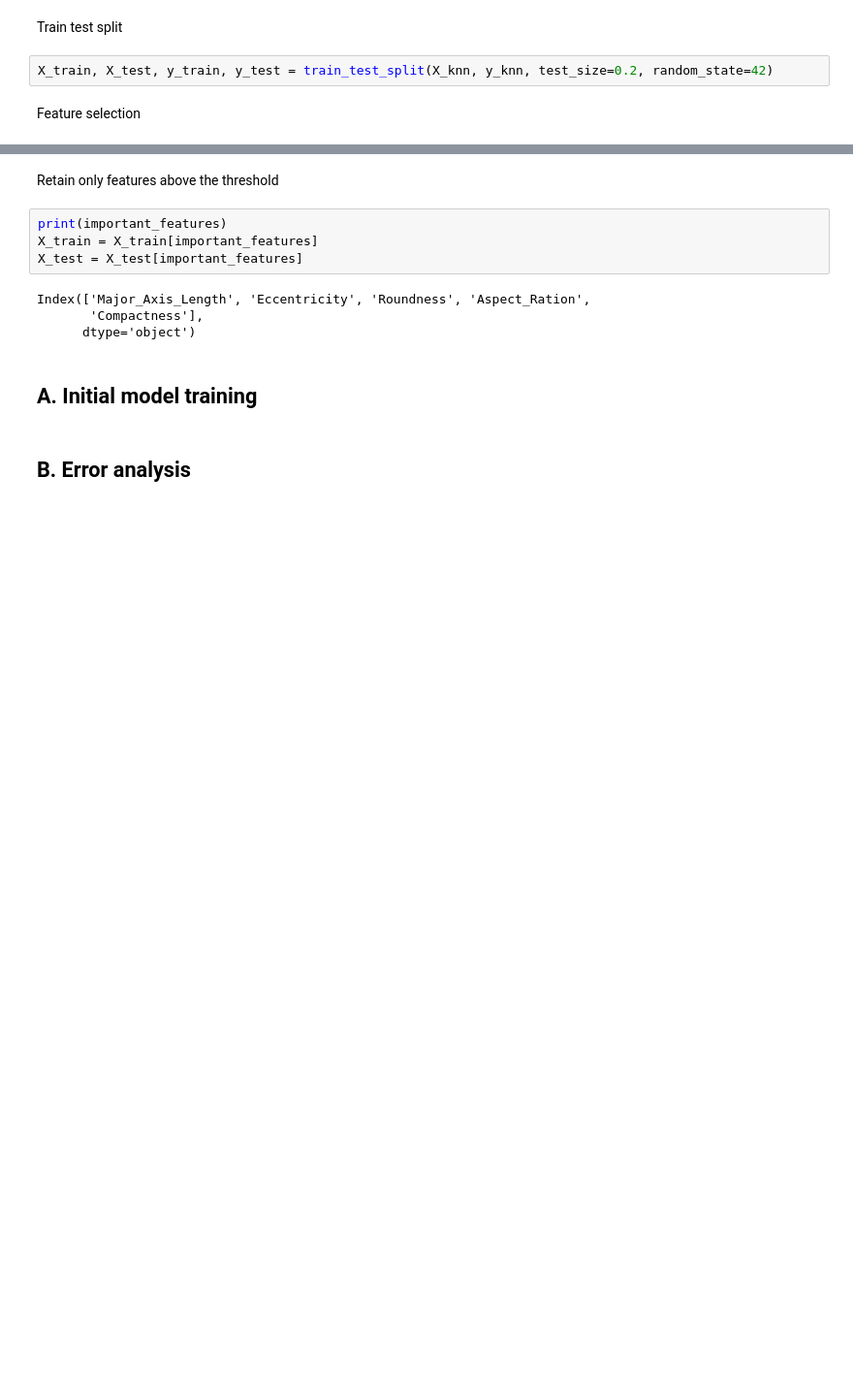
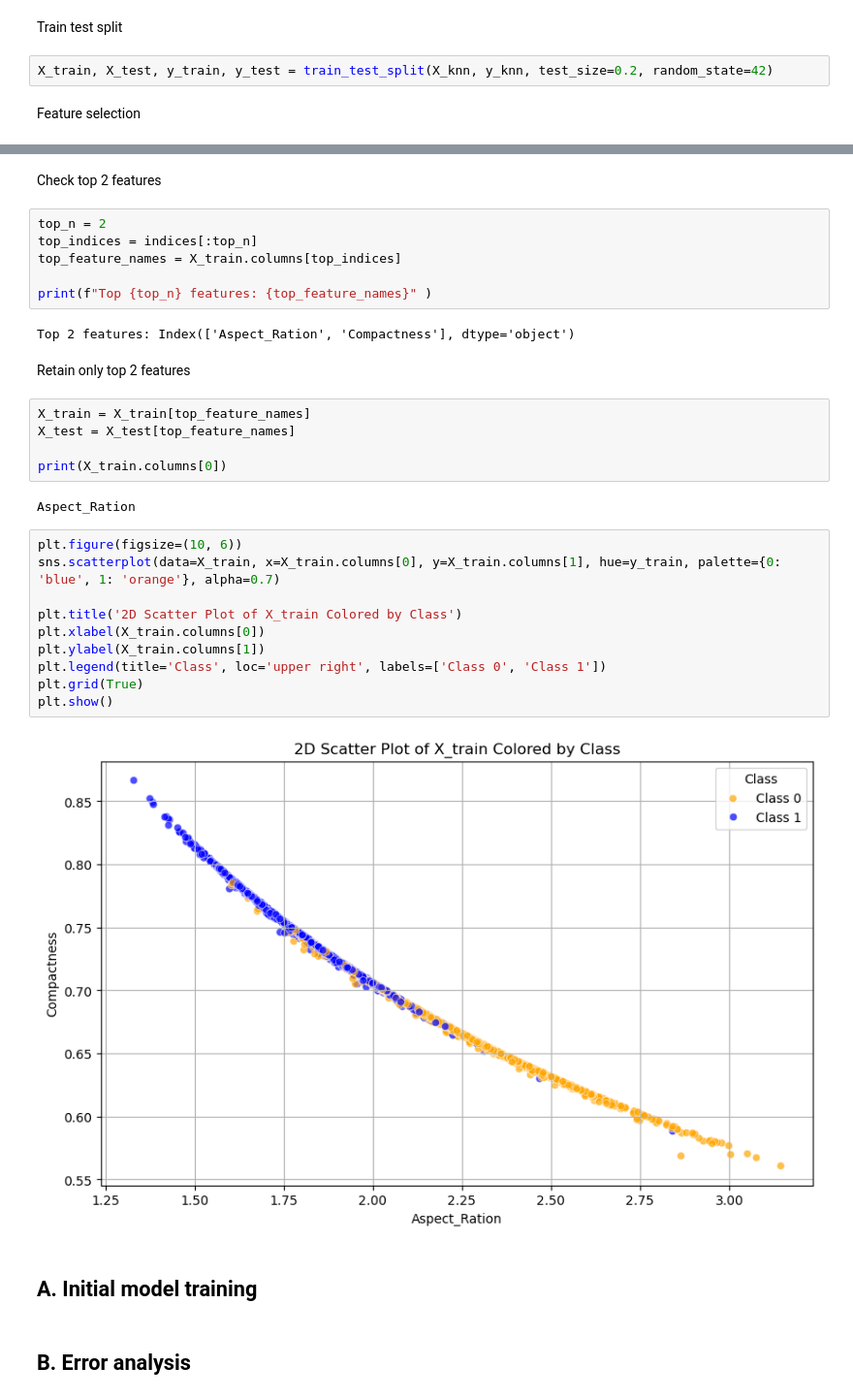
Before and after one commit to grahamogatia/pumpkin-seed-classification, a Jupyter notebook: pumpkin-seeds-ml/STINTSY Project S16 Group 1.ipynb, the cells around one changed output, grey strips where cells are left out. Shown at 97% size. Drawn from its saved outputs; the diff is of its cells as text; blank space fills up the shorter version.

Commit message:
feat: create graph for top 2 features KNN

```diff
--- a/pumpkin-seeds-ml/STINTSY Project S16 Group 1.ipynb
+++ b/pumpkin-seeds-ml/STINTSY Project S16 Group 1.ipynb
@@ -248,16 +461,37 @@ Feature ranking:
 10. Feature: Equiv_Diameter (Importance: 0.0314)
 11. Feature: Area (Importance: 0.0313)
 12. Feature: Convex_Area (Importance: 0.0280)
+# %% [markdown]
+Check top 2 features
+# %%
+top_n = 2
+top_indices = indices[:top_n]
+top_feature_names = X_train.columns[top_indices]
+
+print(f"Top {top_n} features: {top_feature_names}" )
+# %% [output]
+Top 2 features: Index(['Aspect_Ration', 'Compactness'], dtype='object')
 # %% [markdown]
-Retain only features above the threshold
+Retain only top 2 features
-# %%
-print(important_features)
-X_train = X_train[important_features]
-X_test = X_test[important_features]
-# %% [output]
-Index(['Major_Axis_Length', 'Eccentricity', 'Roundness', 'Aspect_Ration',
-       'Compactness'],
-      dtype='object')
+# %%
+X_train = X_train[top_feature_names]
+X_test = X_test[top_feature_names]
+
+print(X_train.columns[0])
+# %% [output]
+Aspect_Ration
+# %%
+plt.figure(figsize=(10, 6))
+sns.scatterplot(data=X_train, x=X_train.columns[0], y=X_train.columns[1], hue=y_train, palette={0: 'blue', 1: 'orange'}, alpha=0.7)
+
+plt.title('2D Scatter Plot of X_train Colored by Class')
+plt.xlabel(X_train.columns[0])
+plt.ylabel(X_train.columns[1])
+plt.legend(title='Class', loc='upper right', labels=['Class 0', 'Class 1'])
+plt.grid(True)
+plt.show()
+# %% [output]
+[figure, added]
 # %% [markdown]
 ## A. Initial model training
 # %% [markdown]
```
Also changed, not shown: parts of 21 cells of this notebook.
